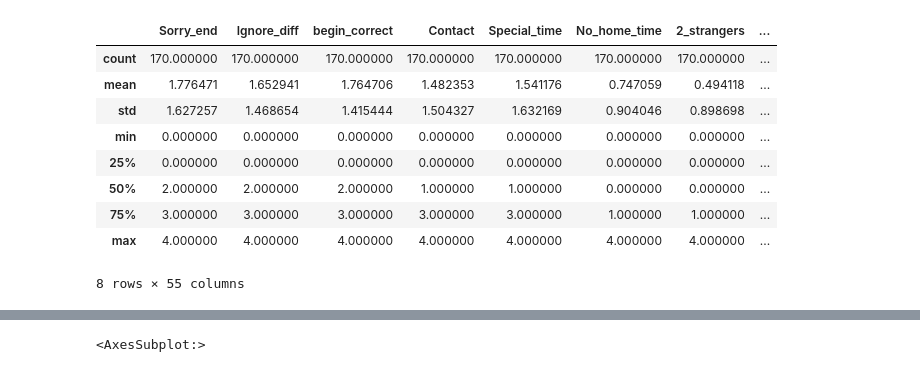
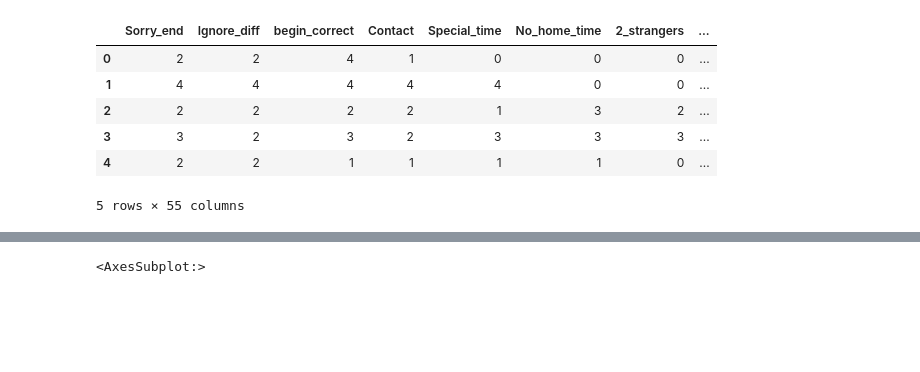
Before and after one commit to corentinleroux/ML-Project-M2IKSEM, a Jupyter notebook: Boosting.ipynb, the cells around one changed output, grey strips where cells are left out. Drawn from its saved outputs; the diff is of its cells as text; code cells hidden in the pictures; blank space fills up the shorter version.

```diff
--- a/Boosting.ipynb
+++ b/Boosting.ipynb
@@ -29,13 +53,10 @@ display(df)
 # %%
-df.describe()
+df.head()
 # %% [output]
 |  | Sorry_end | Ignore_diff | begin_correct | Contact | Special_time | No_home_time | 2_strangers | ... |
-| count | 170.000000 | 170.000000 | 170.000000 | 170.000000 | 170.000000 | 170.000000 | 170.000000 | ... |
-| mean | 1.776471 | 1.652941 | 1.764706 | 1.482353 | 1.541176 | 0.747059 | 0.494118 | ... |
-| std | 1.627257 | 1.468654 | 1.415444 | 1.504327 | 1.632169 | 0.904046 | 0.898698 | ... |
-| min | 0.000000 | 0.000000 | 0.000000 | 0.000000 | 0.000000 | 0.000000 | 0.000000 | ... |
-| 25% | 0.000000 | 0.000000 | 0.000000 | 0.000000 | 0.000000 | 0.000000 | 0.000000 | ... |
-| 50% | 2.000000 | 2.000000 | 2.000000 | 1.000000 | 1.000000 | 0.000000 | 0.000000 | ... |
-| 75% | 3.000000 | 3.000000 | 3.000000 | 3.000000 | 3.000000 | 1.000000 | 1.000000 | ... |
-| max | 4.000000 | 4.000000 | 4.000000 | 4.000000 | 4.000000 | 4.000000 | 4.000000 | ... |
+| 0 | 2 | 2 | 4 | 1 | 0 | 0 | 0 | ... |
+| 1 | 4 | 4 | 4 | 4 | 4 | 0 | 0 | ... |
+| 2 | 2 | 2 | 2 | 2 | 1 | 3 | 2 | ... |
+| 3 | 3 | 2 | 3 | 2 | 3 | 3 | 3 | ... |
+| 4 | 2 | 2 | 1 | 1 | 1 | 1 | 0 | ... |
-8 rows × 55 columns
+5 rows × 55 columns
```
Also changed, not shown: parts of 20 cells of this notebook.
